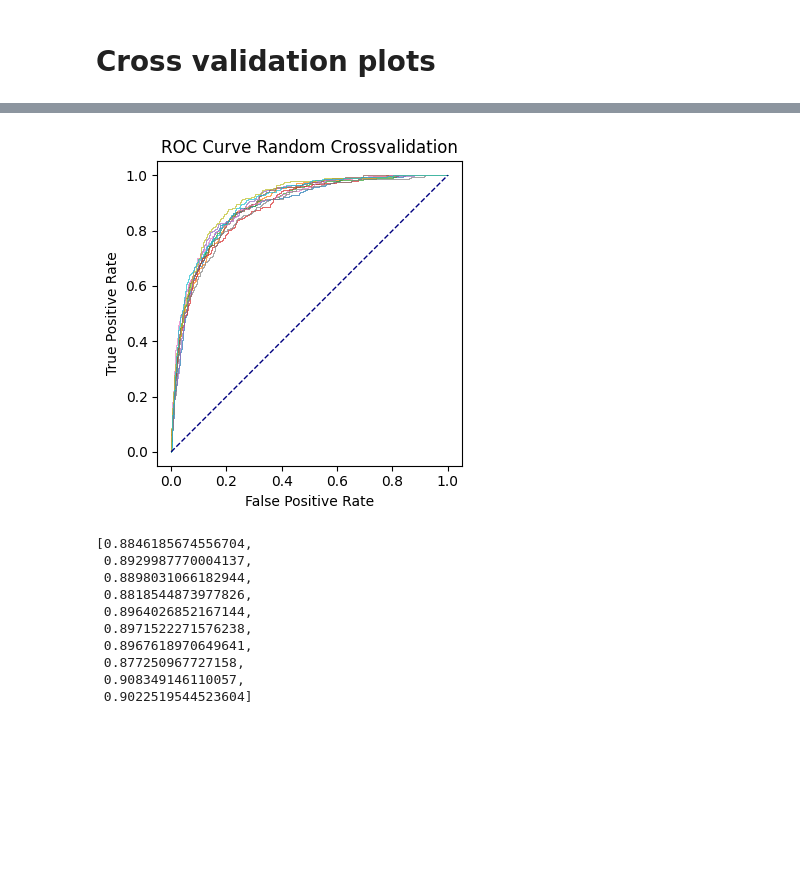
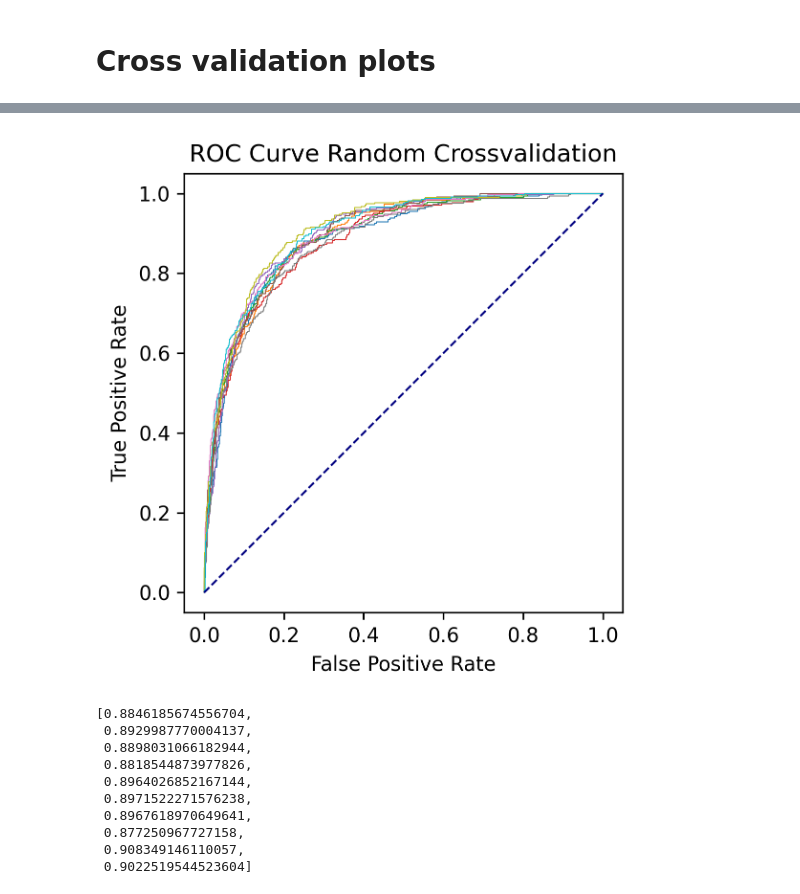
Before and after one commit to ashokdahal/ExplainableAI, a Jupyter notebook: CrossValidationExAIrev1.ipynb, the cells around one changed output, grey strips where cells are left out. Cells and saved outputs as stored; diff of their text form; code cells hidden in the pictures; blank space fills up the shorter version.

```diff
--- a/CrossValidationExAIrev1.ipynb
+++ b/CrossValidationExAIrev1.ipynb
@@ -282,35 +242,35 @@ import matplotlib.pyplot as plt
 import seaborn as sns
 from matplotlib.pyplot import figure
 import numpy as np
-figure(figsize=(4, 4), dpi=100)
+figure(figsize=(4, 4), dpi=300)
 Aucs2=[]
 for i in range(0,10):
     preds=np.load(f'crossval_results/RvPredsrv1_{str(i)}.npy')
     truths=np.load(f'crossval_results/RvTruthsrv1_{str(i)}.npy')
     fpr,tpr,thresholds=sklearn.metrics.roc_curve(truths.flatten(), preds.flatten())
     plt.plot(
         fpr,
         tpr,
         # color="darkorange",
         lw=0.5,
         label=f"RandomArea{str(i+1)}",
     )
     Aucs2.append(sklearn.metrics.auc(fpr,tpr))
 
 ax=plt.plot([0, 1], [0, 1], color="navy", lw=1, linestyle="--")
 plt.xlim([0.0, 1.0])
 plt.ylim([0.0, 1.0])
 plt.xlabel("False Positive Rate")
 plt.ylabel("True Positive Rate")
 plt.title("ROC Curve Random Crossvalidation")
 # plt.text(0.38, 0.11,"Accuracy=0.8131")
 # plt.legend(loc="lower right")
 plt.axis('square')
 plt.tight_layout()
 plt.savefig('Exaiplots/rocrandValrv1.pdf')
 plt.show()
 # %% [output]
-[figure, old version]
+[figure, new version]
 # %%
 Aucs2
 # %% [output]
```
Also changed, not shown: parts of 11 cells of this notebook, 12 other files.
